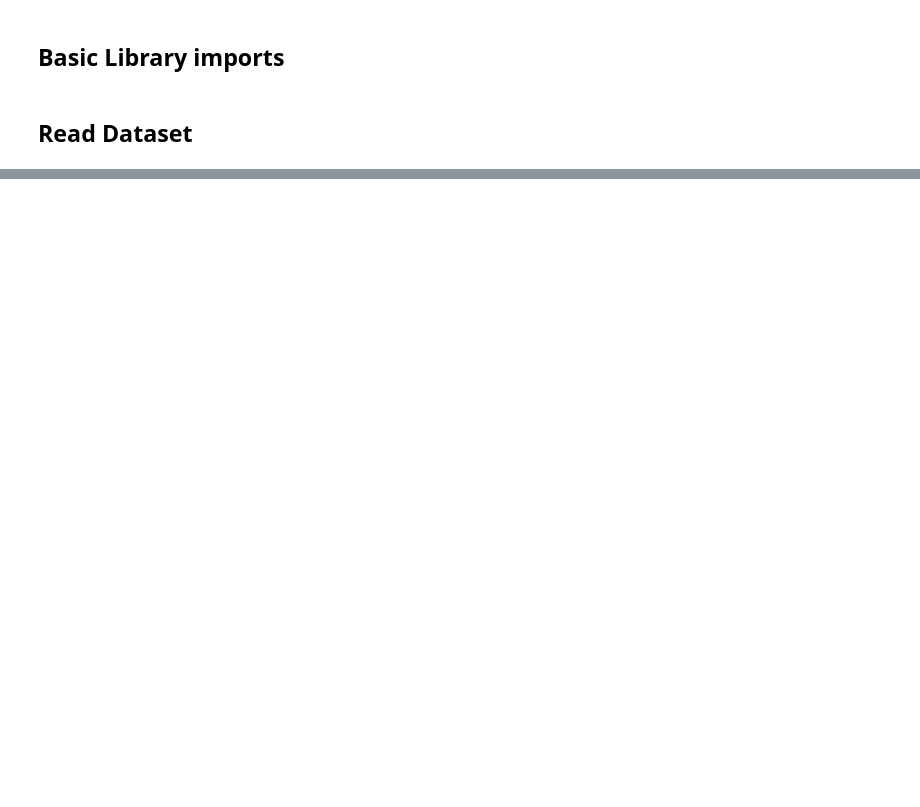
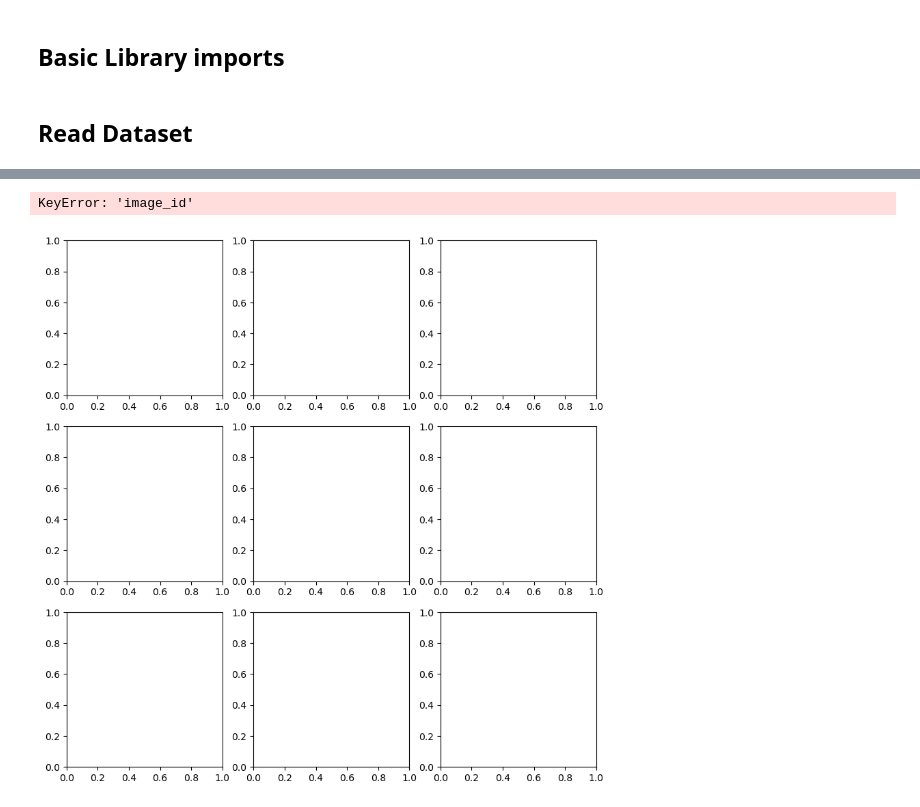
Before and after one commit to harel35/multimodal-price-prediction, a Jupyter notebook: dataset/student_resource/src/example.ipynb, the cells around one changed output, grey strips where cells are left out. Saved outputs shown, nothing was run; the diff lists cells and outputs as text; code cells hidden in the pictures; blank space fills up the shorter version.

```diff
--- a/dataset/student_resource/src/example.ipynb
+++ b/dataset/student_resource/src/example.ipynb
@@ -32,0 +34,21 @@ rm -rf ../images
+# %%
+# plot multiple a few random samples from train dataset with columns ['sample_id', 'catalog_content', 'image_link', 'price']
+#images are for instance: https://m.media-amazon.com/images/I/51mo8htwTHL.jpg. last part before .jpg is the image id, so the
+#image can be found in ../images/{image_id}.jpg
+import matplotlib.pyplot as plt
+
+fig, axs = plt.subplots(3, 3, figsize=(10, 10))
+for i in range(3):
+    for j in range(3):
+        idx = np.random.randint(0, len(train))
+        image_id = train.iloc[idx]['image_link'].split('/')[-1].split('.')[0]
+        image_path = os.path.join('../images', f'{image_id}.jpg')
+        img = plt.imread(image_path)
+        axs[i, j].imshow(img)
+        axs[i, j].set_title(f"ID: {train.iloc[idx]['sample_id']}\nPrice: {train.iloc[idx]['price']}")
+        axs[i, j].axis('off')
+plt.tight_layout()
+plt.show()
+# %% [output]
+KeyError: 'image_id'
+[figure, added]
```
Also changed, not shown: parts of 6 cells of this notebook.
